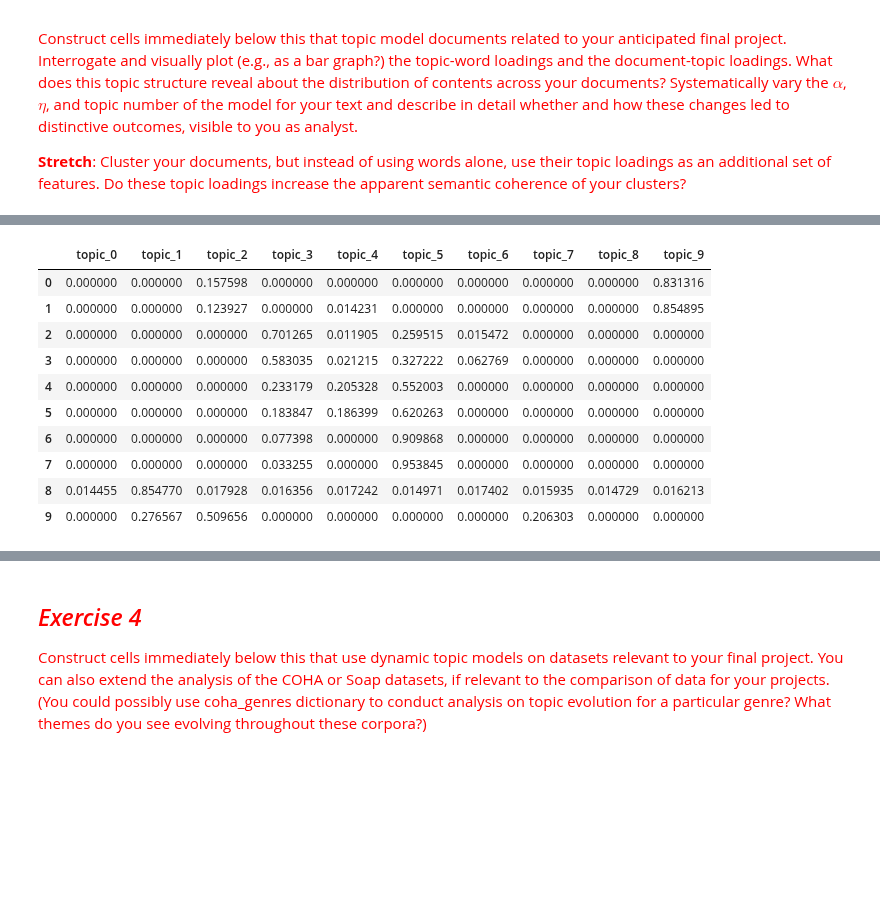
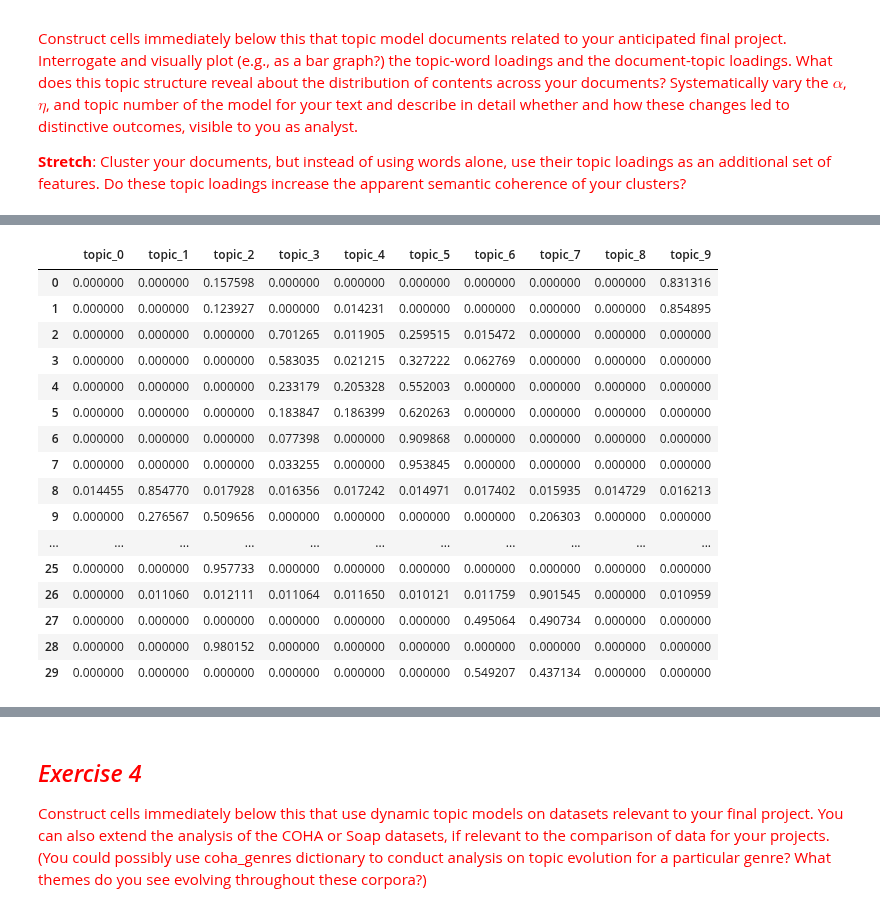
Before and after one commit to michplunkett/computational-content-analysis, a Jupyter notebook: 3-MichaelPlunkett_Answers.ipynb, the cells around one changed output, grey strips where cells are left out. Drawn from its saved outputs; the diff is of its cells as text; code cells hidden in the pictures; blank space fills up the shorter version.

```diff
--- a/3-MichaelPlunkett_Answers.ipynb
+++ b/3-MichaelPlunkett_Answers.ipynb
@@ -524,20 +524,27 @@ al_lda_df[1::100]
 | 1201 | H.R. 623 | [(2, 0.92667437)] | 0.000000 | 0.000000 | 0.926674 | 0.000000 | 0.000000 | 0.000000 | 0.000000 | 0.000000 | 0.000000 | ... |
 # %%
 # Visualizing the first 30 documents
-al_lda_dfv = al_lda_df[:10][["topic_%d" % x for x in range(10)]]
-al_lda_dfv_vis_n = al_lda_df[:10][["name"]]
+num_visualized_docs = 30
+al_lda_dfv = al_lda_df[:num_visualized_docs][["topic_%d" % x for x in range(10)]]
+al_lda_dfv_vis_n = al_lda_df[:num_visualized_docs][["name"]]
 al_lda_dfv_vis = al_lda_dfv.values
 al_lda_dfv_vis_names = al_lda_dfv_vis_n.values
 al_lda_dfv
 # %% [output]
 |  | topic_0 | topic_1 | topic_2 | topic_3 | topic_4 | topic_5 | topic_6 | topic_7 | topic_8 | topic_9 |
 | 0 | 0.000000 | 0.000000 | 0.157598 | 0.000000 | 0.000000 | 0.000000 | 0.000000 | 0.000000 | 0.000000 | 0.831316 |
 | 1 | 0.000000 | 0.000000 | 0.123927 | 0.000000 | 0.014231 | 0.000000 | 0.000000 | 0.000000 | 0.000000 | 0.854895 |
 | 2 | 0.000000 | 0.000000 | 0.000000 | 0.701265 | 0.011905 | 0.259515 | 0.015472 | 0.000000 | 0.000000 | 0.000000 |
 | 3 | 0.000000 | 0.000000 | 0.000000 | 0.583035 | 0.021215 | 0.327222 | 0.062769 | 0.000000 | 0.000000 | 0.000000 |
 | 4 | 0.000000 | 0.000000 | 0.000000 | 0.233179 | 0.205328 | 0.552003 | 0.000000 | 0.000000 | 0.000000 | 0.000000 |
 | 5 | 0.000000 | 0.000000 | 0.000000 | 0.183847 | 0.186399 | 0.620263 | 0.000000 | 0.000000 | 0.000000 | 0.000000 |
 | 6 | 0.000000 | 0.000000 | 0.000000 | 0.077398 | 0.000000 | 0.909868 | 0.000000 | 0.000000 | 0.000000 | 0.000000 |
 | 7 | 0.000000 | 0.000000 | 0.000000 | 0.033255 | 0.000000 | 0.953845 | 0.000000 | 0.000000 | 0.000000 | 0.000000 |
 | 8 | 0.014455 | 0.854770 | 0.017928 | 0.016356 | 0.017242 | 0.014971 | 0.017402 | 0.015935 | 0.014729 | 0.016213 |
 | 9 | 0.000000 | 0.276567 | 0.509656 | 0.000000 | 0.000000 | 0.000000 | 0.000000 | 0.206303 | 0.000000 | 0.000000 |
+| ... | ... | ... | ... | ... | ... | ... | ... | ... | ... | ... |
+| 25 | 0.000000 | 0.000000 | 0.957733 | 0.000000 | 0.000000 | 0.000000 | 0.000000 | 0.000000 | 0.000000 | 0.000000 |
+| 26 | 0.000000 | 0.011060 | 0.012111 | 0.011064 | 0.011650 | 0.010121 | 0.011759 | 0.901545 | 0.000000 | 0.010959 |
+| 27 | 0.000000 | 0.000000 | 0.000000 | 0.000000 | 0.000000 | 0.000000 | 0.495064 | 0.490734 | 0.000000 | 0.000000 |
+| 28 | 0.000000 | 0.000000 | 0.980152 | 0.000000 | 0.000000 | 0.000000 | 0.000000 | 0.000000 | 0.000000 | 0.000000 |
+| 29 | 0.000000 | 0.000000 | 0.000000 | 0.000000 | 0.000000 | 0.000000 | 0.549207 | 0.437134 | 0.000000 | 0.000000 |
```
Also changed, not shown: parts of 3 cells of this notebook.
